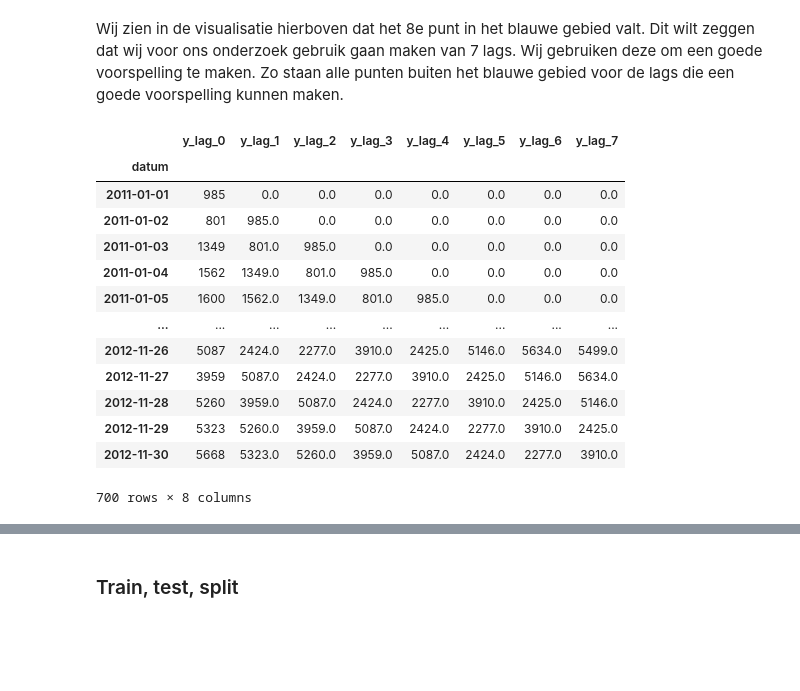
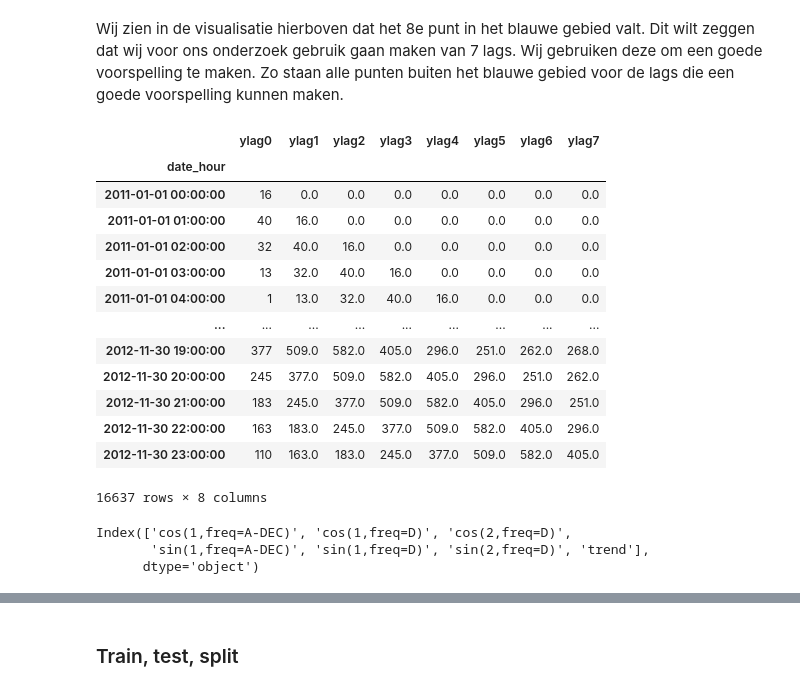
Before and after one commit to NimaGhafar/machine_learning_deurwaardes, a Jupyter notebook: Heethoofd_Portfolio.ipynb, the cells around one changed output, grey strips where cells are left out. Saved outputs shown, nothing was run; the diff lists cells and outputs as text; code cells hidden in the pictures; blank space fills up the shorter version.

```diff
--- a/Heethoofd_Portfolio.ipynb
+++ b/Heethoofd_Portfolio.ipynb
@@ -25,3 +25,5 @@ from sklearn.model_selection import train_test_split
 from sklearn.metrics import mean_squared_error
 from sklearn.metrics import r2_score
 from sklearn.metrics import mean_absolute_error
+
+pd.options.display.max_columns = 500
@@ -741,29 +729,31 @@ plt.ylim([-0.25, 0.25])
 # %% [markdown]
 Wij zien in de visualisatie hierboven dat het 8e punt in het blauwe gebied valt. Dit wilt zeggen dat wij voor ons onderzoek gebruik gaan maken van 7 lags. Wij gebruiken deze om een goede voorspelling te maken. Zo staan alle punten buiten het blauwe gebied voor de lags die een goede voorspelling kunnen maken.
 # %%
+train = train.set_index("date_hour")
+
 def make_lags(ts, lags, lead_time=1):
     return pd.concat(
         {
-            f'y_lag_{i}': ts.shift(i)
+            f'ylag{i}': ts.shift(i)
             for i in range(0, lags + lead_time)
         },
         axis=1)
 
-df_lags = make_lags(train2['cnt'], lags=7)
+df_lags = make_lags(train['cnt'], lags=7)
 df_lags = df_lags.fillna(0.0)
 df_lags
 # %% [output]
-|  | y_lag_0 | y_lag_1 | y_lag_2 | y_lag_3 | y_lag_4 | y_lag_5 | y_lag_6 | y_lag_7 |
-| datum |  |  |  |  |  |  |  |  |
-| 2011-01-01 | 985 | 0.0 | 0.0 | 0.0 | 0.0 | 0.0 | 0.0 | 0.0 |
-| 2011-01-02 | 801 | 985.0 | 0.0 | 0.0 | 0.0 | 0.0 | 0.0 | 0.0 |
-| 2011-01-03 | 1349 | 801.0 | 985.0 | 0.0 | 0.0 | 0.0 | 0.0 | 0.0 |
-| 2011-01-04 | 1562 | 1349.0 | 801.0 | 985.0 | 0.0 | 0.0 | 0.0 | 0.0 |
-| 2011-01-05 | 1600 | 1562.0 | 1349.0 | 801.0 | 985.0 | 0.0 | 0.0 | 0.0 |
+|  | ylag0 | ylag1 | ylag2 | ylag3 | ylag4 | ylag5 | ylag6 | ylag7 |
+| date_hour |  |  |  |  |  |  |  |  |
+| 2011-01-01 00:00:00 | 16 | 0.0 | 0.0 | 0.0 | 0.0 | 0.0 | 0.0 | 0.0 |
+| 2011-01-01 01:00:00 | 40 | 16.0 | 0.0 | 0.0 | 0.0 | 0.0 | 0.0 | 0.0 |
+| 2011-01-01 02:00:00 | 32 | 40.0 | 16.0 | 0.0 | 0.0 | 0.0 | 0.0 | 0.0 |
+| 2011-01-01 03:00:00 | 13 | 32.0 | 40.0 | 16.0 | 0.0 | 0.0 | 0.0 | 0.0 |
+| 2011-01-01 04:00:00 | 1 | 13.0 | 32.0 | 40.0 | 16.0 | 0.0 | 0.0 | 0.0 |
 | ... | ... | ... | ... | ... | ... | ... | ... | ... |
-| 2012-11-26 | 5087 | 2424.0 | 2277.0 | 3910.0 | 2425.0 | 5146.0 | 5634.0 | 5499.0 |
-| 2012-11-27 | 3959 | 5087.0 | 2424.0 | 2277.0 | 3910.0 | 2425.0 | 5146.0 | 5634.0 |
-| 2012-11-28 | 5260 | 3959.0 | 5087.0 | 2424.0 | 2277.0 | 3910.0 | 2425.0 | 5146.0 |
-| 2012-11-29 | 5323 | 5260.0 | 3959.0 | 5087.0 | 2424.0 | 2277.0 | 3910.0 | 2425.0 |
-| 2012-11-30 | 5668 | 5323.0 | 5260.0 | 3959.0 | 5087.0 | 2424.0 | 2277.0 | 3910.0 |
+| 2012-11-30 19:00:00 | 377 | 509.0 | 582.0 | 405.0 | 296.0 | 251.0 | 262.0 | 268.0 |
+| 2012-11-30 20:00:00 | 245 | 377.0 | 509.0 | 582.0 | 405.0 | 296.0 | 251.0 | 262.0 |
+| 2012-11-30 21:00:00 | 183 | 245.0 | 377.0 | 509.0 | 582.0 | 405.0 | 296.0 | 251.0 |
+| 2012-11-30 22:00:00 | 163 | 183.0 | 245.0 | 377.0 | 509.0 | 582.0 | 405.0 | 296.0 |
+| 2012-11-30 23:00:00 | 110 | 163.0 | 183.0 | 245.0 | 377.0 | 509.0 | 582.0 | 405.0 |
-700 rows × 8 columns
+16637 rows × 8 columns
@@ -769,0 +766,7 @@ df_lags
+# %%
+cols_to_use = X.columns.difference(train.columns)
+cols_to_use
+# %% [output]
+Index(['cos(1,freq=A-DEC)', 'cos(1,freq=D)', 'cos(2,freq=D)',
+       'sin(1,freq=A-DEC)', 'sin(1,freq=D)', 'sin(2,freq=D)', 'trend'],
+      dtype='object')
```
Also changed, not shown: parts of 30 cells of this notebook.
